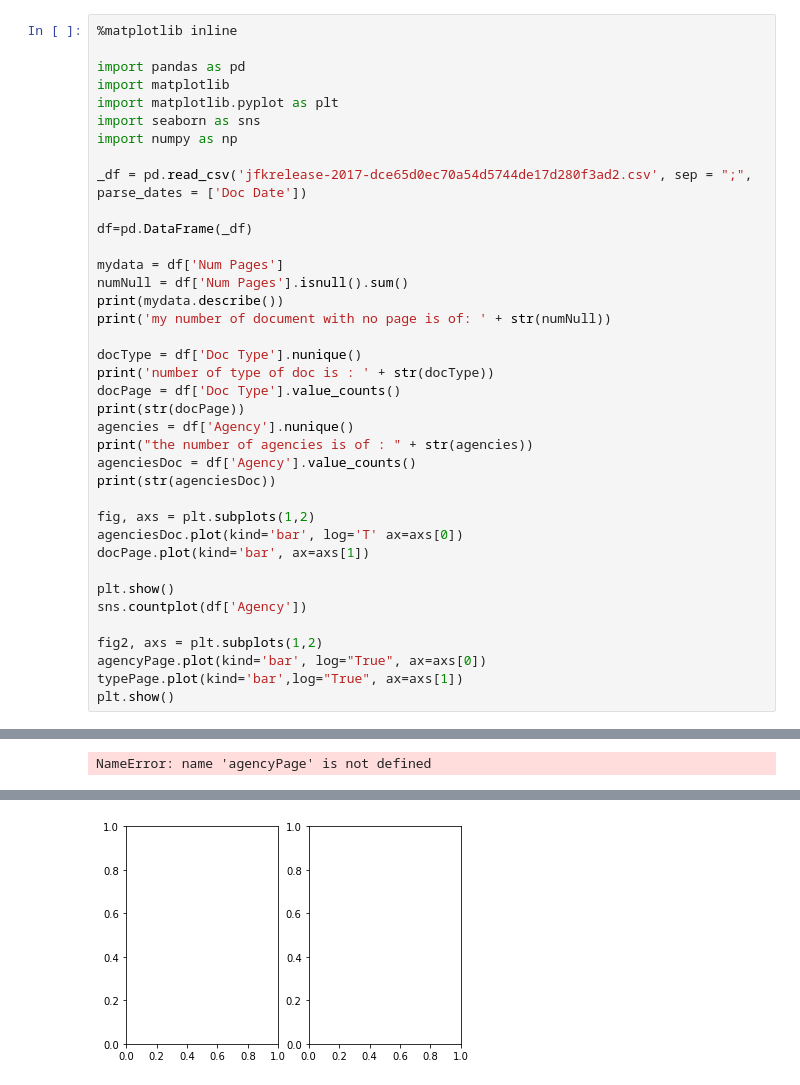
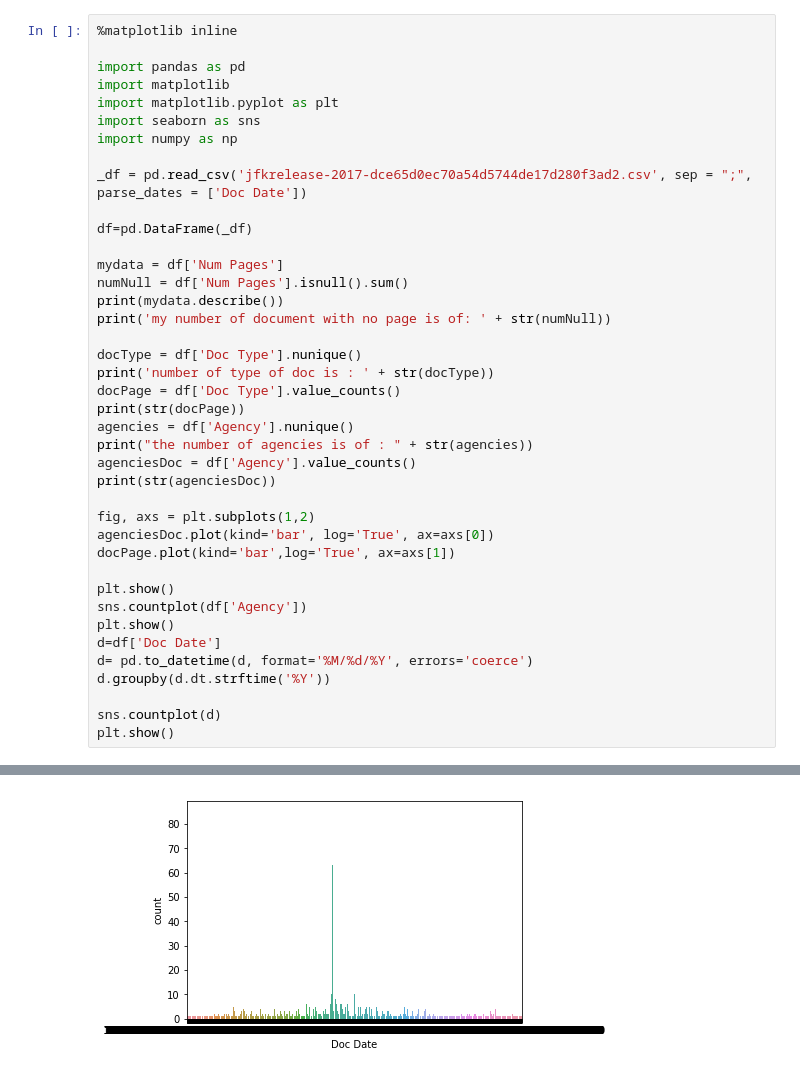
Before and after one commit to ESILV-python-data-science/lab-python-vincentledoux, a Jupyter notebook: TP1/jfk_analysis_jupiter.ipynb, the cells around one changed output, grey strips where cells are left out. Drawn from its saved outputs; the diff is of its cells as text.

Commit message:
plot sns doc per year
but don't know if it's good

```diff
--- a/TP1/jfk_analysis_jupiter.ipynb
+++ b/TP1/jfk_analysis_jupiter.ipynb
@@ -26,15 +26,17 @@ agenciesDoc = df['Agency'].value_counts()
 print(str(agenciesDoc))
 
 fig, axs = plt.subplots(1,2)
-agenciesDoc.plot(kind='bar', log='T' ax=axs[0])
-docPage.plot(kind='bar', ax=axs[1])
+agenciesDoc.plot(kind='bar', log='True', ax=axs[0])
+docPage.plot(kind='bar',log='True', ax=axs[1])
 
 plt.show()
 sns.countplot(df['Agency'])
+plt.show()
+d=df['Doc Date']
+d= pd.to_datetime(d, format='%M/%d/%Y', errors='coerce')
+d.groupby(d.dt.strftime('%Y'))
 
-fig2, axs = plt.subplots(1,2)
-agencyPage.plot(kind='bar', log="True", ax=axs[0])
-typePage.plot(kind='bar',log="True", ax=axs[1])
+sns.countplot(d)
 plt.show()
 # %% [output]
 count    2781.000000
@@ -58,3 +60,2 @@ Name: Agency, dtype: int64
-NameError: name 'agencyPage' is not defined
 [figure]
-[figure, old version]
+[figure, new version]
```
Also changed, not shown: parts of 1 cell of this notebook.
